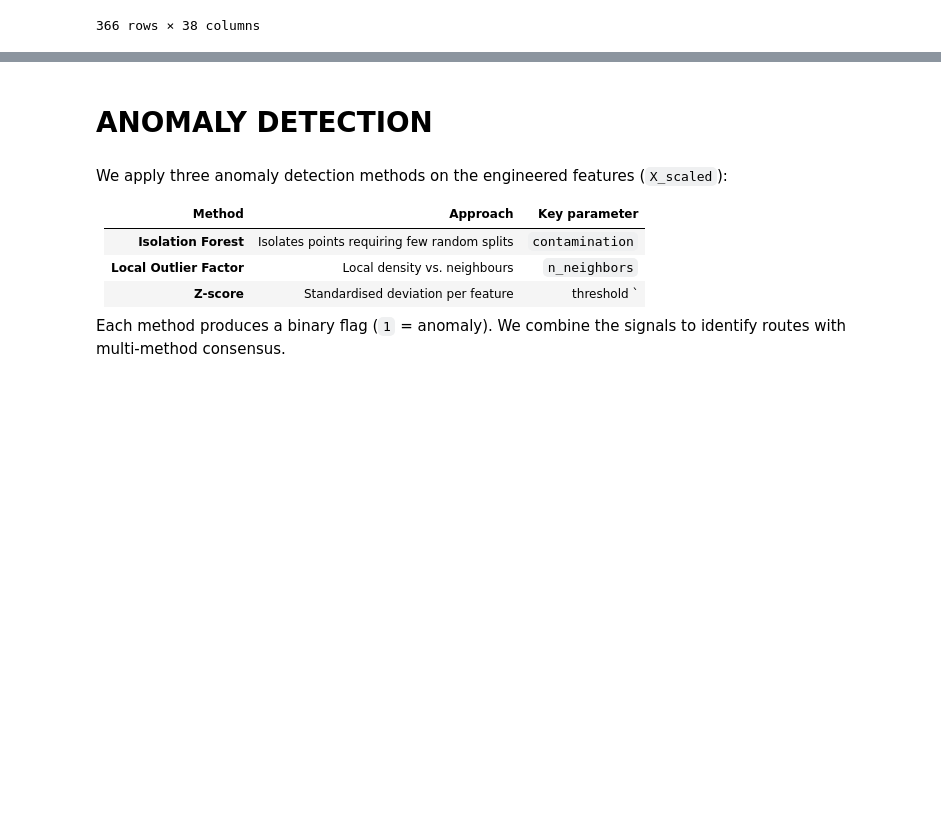
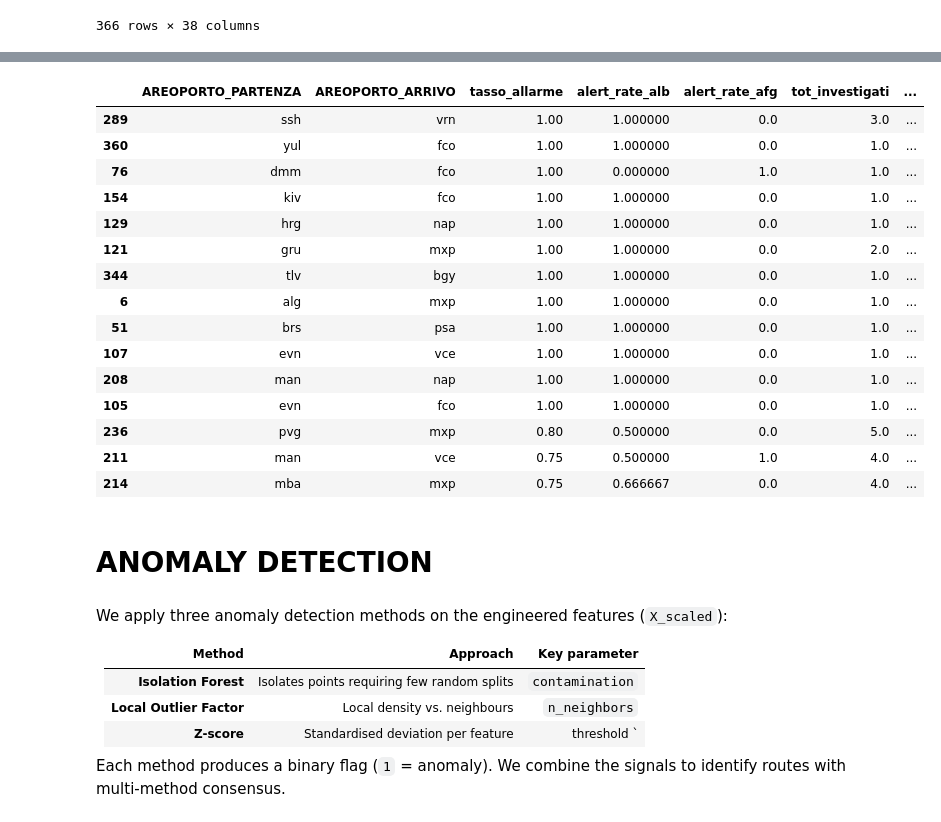
Before and after one commit to stefanotractor/FBI-Agents-817541, a Jupyter notebook: main.ipynb, the cells around one changed output, grey strips where cells are left out. Saved outputs shown, nothing was run; the diff lists cells and outputs as text; code cells hidden in the pictures; blank space fills up the shorter version.

Commit message:
feat: add statistical baseline and post-processing thresholds for Data Preparation

```diff
--- a/main.ipynb
+++ b/main.ipynb
@@ -2558,3 +2558,63 @@ df_model
 | 364 | znz | fco | 22 | 0 | 0 | ... |
 | 365 | znz | vrn | 0 | 0 | 0 | ... |
 366 rows × 38 columns
+# %%
+# ── DATA PREPARATION — Baseline per rotta ────────────────────────────────────
+
+# Con i dati disponibili (aggregati per rotta, senza serie temporale giornaliera)
+# costruiamo una baseline statistica robusta per ciascuna rotta.
+# Nota: i dati coprono gen-feb 2024. Con una finestra temporale più ampia
+# si applicherebbe una rolling average o decomposizione STL completa.
+
+# ── 1. Baseline cross-sezionale per rotta ────────────────────────────────────
+# Usiamo la distribuzione globale come riferimento per identificare
+# il comportamento "normale" di ciascuna rotta rispetto alle altre
+
+baseline_globale = {
+    'tasso_allarme_med':    df_model['tasso_allarme'].median(),
+    'tasso_allarme_p75':    df_model['tasso_allarme'].quantile(0.75),
+    'tasso_allarme_p90':    df_model['tasso_allarme'].quantile(0.90),
+    'alert_rate_alb_med':   df_model['alert_rate_alb'].median(),
+    'alert_rate_afg_med':   df_model['alert_rate_afg'].median(),
+    'pct_segnalato_med':    df_model['pct_segnalato'].median(),
+    'pct_respinto_med':     df_model['pct_respinto'].median(),
+}
+
+print("=== BASELINE GLOBALE ===")
+for k, v in baseline_globale.items():
+    print(f"  {k:<30} {v:.4f}")
+
+# ── 2. Soglie per il Post Processing ─────────────────────────────────────────
+# Regola spec: "alert rate on route X exceeds 3× baseline"
+
+soglia_3x_tasso     = baseline_globale['tasso_allarme_med'] * 3
+soglia_2x_tasso     = baseline_globale['tasso_allarme_med'] * 2
+soglia_3x_alb = df_model['alert_rate_alb'].quantile(0.75) * 3
+soglia_3x_afg = df_model['alert_rate_afg'].quantile(0.75) * 3
+
+print(f"\n=== SOGLIE POST PROCESSING ===")
+print(f"  tasso_allarme  mediana:   {baseline_globale['tasso_allarme_med']:.4f}")
+print(f"  soglia 2× baseline:       {soglia_2x_tasso:.4f}")
+print(f"  soglia 3× baseline:       {soglia_3x_tasso:.4f}")
+print(f"  soglia 3× alb:            {soglia_3x_alb:.4f}")
+print(f"  soglia 3× afg:            {soglia_3x_afg:.4f}")
+
+# ── 3. Flag per rotta ─────────────────────────────────────────────────────────
+df_baseline = df_model[['AREOPORTO_PARTENZA', 'AREOPORTO_ARRIVO',
+                          'tasso_allarme', 'alert_rate_alb', 'alert_rate_afg',
+                          'tot_investigati', 'tot_allarmati',
+                          'pct_segnalato', 'pct_respinto']].copy()
+
+df_baseline['flag_tasso_3x']  = df_baseline['tasso_allarme'] > soglia_3x_tasso
+df_baseline['flag_tasso_2x']  = df_baseline['tasso_allarme'] > soglia_2x_tasso
+df_baseline['flag_alb_3x']    = df_baseline['alert_rate_alb'] > soglia_3x_alb
+df_baseline['flag_afg_3x']    = df_baseline['alert_rate_afg'] > soglia_3x_afg
+
+print(f"\n=== ROTTE CHE SUPERANO LE SOGLIE ===")
+print(f"  tasso_allarme > 3× baseline: {df_baseline['flag_tasso_3x'].sum()}")
+print(f"  tasso_allarme > 2× baseline: {df_baseline['flag_tasso_2x'].sum()}")
+print(f"  alert_rate_alb > 3× baseline: {df_baseline['flag_alb_3x'].sum()}")
+print(f"  alert_rate_afg > 3× baseline: {df_baseline['flag_afg_3x'].sum()}")
+
+df_baseline.sort_values('tasso_allarme', ascending=False).head(15)
+# %% [output]
@@ -2561,3 +2638,19 @@ df_model
+|  | AREOPORTO_PARTENZA | AREOPORTO_ARRIVO | tasso_allarme | alert_rate_alb | alert_rate_afg | tot_investigati | ... |
+| 289 | ssh | vrn | 1.00 | 1.000000 | 0.0 | 3.0 | ... |
+| 360 | yul | fco | 1.00 | 1.000000 | 0.0 | 1.0 | ... |
+| 76 | dmm | fco | 1.00 | 0.000000 | 1.0 | 1.0 | ... |
+| 154 | kiv | fco | 1.00 | 1.000000 | 0.0 | 1.0 | ... |
+| 129 | hrg | nap | 1.00 | 1.000000 | 0.0 | 1.0 | ... |
+| 121 | gru | mxp | 1.00 | 1.000000 | 0.0 | 2.0 | ... |
+| 344 | tlv | bgy | 1.00 | 1.000000 | 0.0 | 1.0 | ... |
+| 6 | alg | mxp | 1.00 | 1.000000 | 0.0 | 1.0 | ... |
+| 51 | brs | psa | 1.00 | 1.000000 | 0.0 | 1.0 | ... |
+| 107 | evn | vce | 1.00 | 1.000000 | 0.0 | 1.0 | ... |
+| 208 | man | nap | 1.00 | 1.000000 | 0.0 | 1.0 | ... |
+| 105 | evn | fco | 1.00 | 1.000000 | 0.0 | 1.0 | ... |
+| 236 | pvg | mxp | 0.80 | 0.500000 | 0.0 | 5.0 | ... |
+| 211 | man | vce | 0.75 | 0.500000 | 1.0 | 4.0 | ... |
+| 214 | mba | mxp | 0.75 | 0.666667 | 0.0 | 4.0 | ... |
 # %% [markdown]
 # ANOMALY DETECTION
 # %% [markdown]
```
Also changed, not shown: parts of 1 cell of this notebook.
